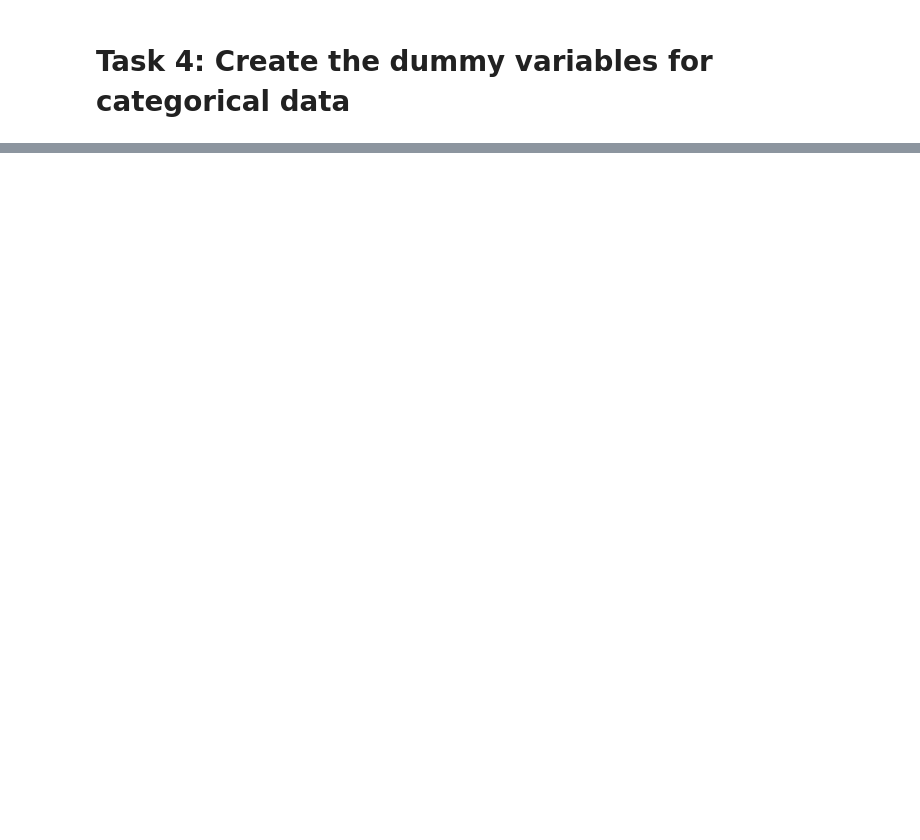
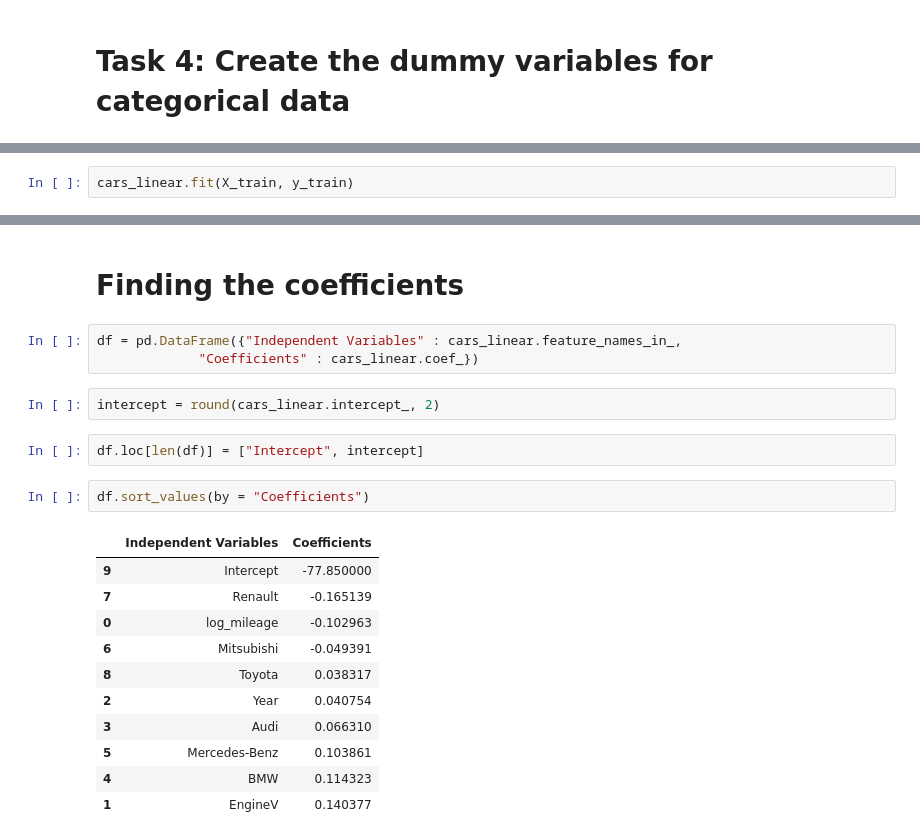
Before and after one commit to exio78/Data-Analysis, a Jupyter notebook: data_science_business_nalaysis_course/statistics and business analysis/Regression/11. Section 17 .ipynb, the cells around one changed output, grey strips where cells are left out. Saved outputs shown, nothing was run; the diff lists cells and outputs as text; blank space fills up the shorter version.

```diff
--- a/data_science_business_nalaysis_course/statistics and business analysis/Regression/11. Section 17 .ipynb
+++ b/data_science_business_nalaysis_course/statistics and business analysis/Regression/11. Section 17 .ipynb
@@ -138,0 +259,2 @@ brands.head()
+# %%
+cars_linear.fit(X_train, y_train)
@@ -138,0 +316,23 @@ brands.head()
+# %% [markdown]
+# Finding the coefficients
+# %%
+df = pd.DataFrame({"Independent Variables" : cars_linear.feature_names_in_,
+             "Coefficients" : cars_linear.coef_})
+# %%
+intercept = round(cars_linear.intercept_, 2)
+# %%
+df.loc[len(df)] = ["Intercept", intercept]
+# %%
+df.sort_values(by = "Coefficients")
+# %% [output]
+|  | Independent Variables | Coefficients |
+| 9 | Intercept | -77.850000 |
+| 7 | Renault | -0.165139 |
+| 0 | log_mileage | -0.102963 |
+| 6 | Mitsubishi | -0.049391 |
+| 8 | Toyota | 0.038317 |
+| 2 | Year | 0.040754 |
+| 3 | Audi | 0.066310 |
+| 5 | Mercedes-Benz | 0.103861 |
+| 4 | BMW | 0.114323 |
+| 1 | EngineV | 0.140377 |
```
Also changed, not shown: parts of 42 cells of this notebook.
